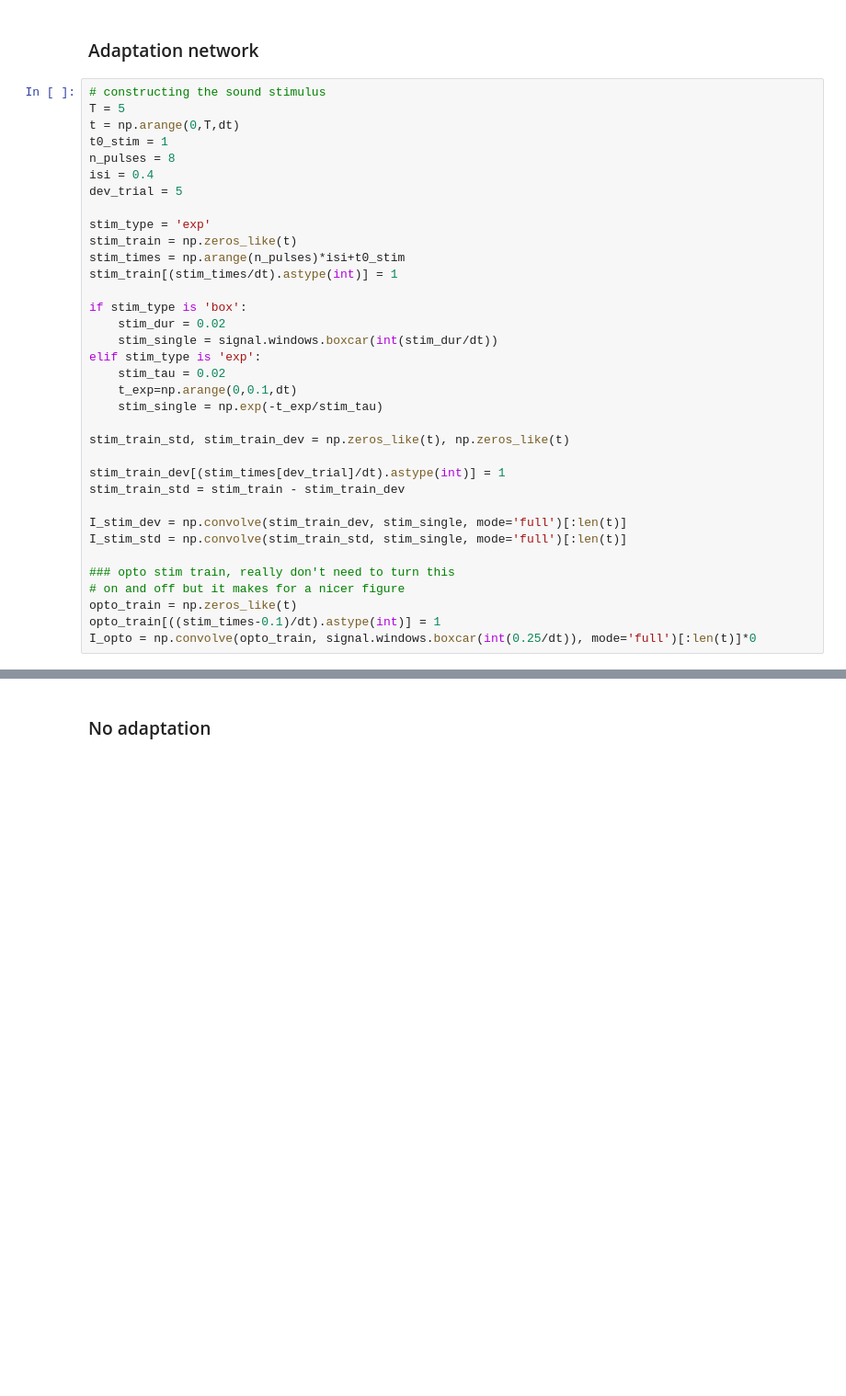
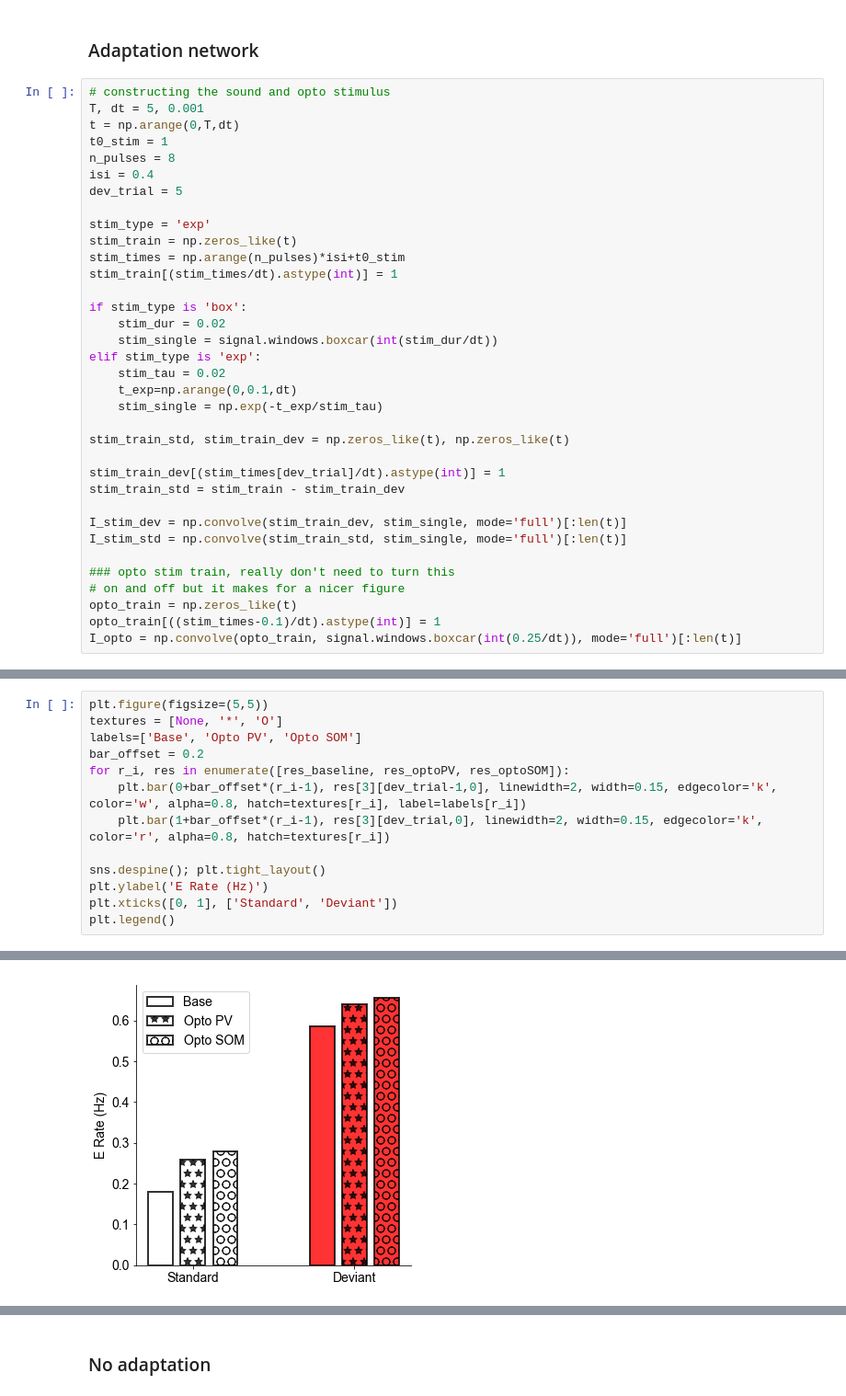
Before and after one commit to rdgao/1E3I, a Jupyter notebook: notebooks/rate_model.ipynb, the cells around one changed output, grey strips where cells are left out. Shown at 92% size. Saved outputs shown, nothing was run; the diff lists cells and outputs as text; blank space fills up the shorter version.

```diff
--- a/notebooks/rate_model.ipynb
+++ b/notebooks/rate_model.ipynb
@@ -142,8 +141,8 @@ def get_max_FR(r_trials):
 # %% [markdown]
 ### Adaptation network
 # %%
-# constructing the sound stimulus
-T = 5
+# constructing the sound and opto stimulus
+T, dt = 5, 0.001
 t = np.arange(0,T,dt)
 t0_stim = 1
 n_pulses = 8
@@ -175,7 +174,7 @@ I_stim_std = np.convolve(stim_train_std, stim_single, mode='full')[:len(t)]
 # on and off but it makes for a nicer figure
 opto_train = np.zeros_like(t)
 opto_train[((stim_times-0.1)/dt).astype(int)] = 1
-I_opto = np.convolve(opto_train, signal.windows.boxcar(int(0.25/dt)), mode='full')[:len(t)]*0
+I_opto = np.convolve(opto_train, signal.windows.boxcar(int(0.25/dt)), mode='full')[:len(t)]
 # %%
 ##### parameter definitions
 r0 = np.array([4,9,5,3]).T
@@ -237,0 +256,14 @@ print(ssa)
+# %%
+plt.figure(figsize=(5,5))
+textures = [None, '*', 'O']
+labels=['Base', 'Opto PV', 'Opto SOM']
+bar_offset = 0.2
+for r_i, res in enumerate([res_baseline, res_optoPV, res_optoSOM]):
+    plt.bar(0+bar_offset*(r_i-1), res[3][dev_trial-1,0], linewidth=2, width=0.15, edgecolor='k', color='w', alpha=0.8, hatch=textures[r_i], label=labels[r_i])
+    plt.bar(1+bar_offset*(r_i-1), res[3][dev_trial,0], linewidth=2, width=0.15, edgecolor='k', color='r', alpha=0.8, hatch=textures[r_i])
+
+sns.despine(); plt.tight_layout()
+plt.ylabel('E Rate (Hz)')
+plt.xticks([0, 1], ['Standard', 'Deviant'])
+plt.legend()
+# %% [output]
@@ -238 +271,2 @@ print(ssa)
+[figure, added]
 # %%
```
Also changed, not shown: parts of 9 cells of this notebook.
